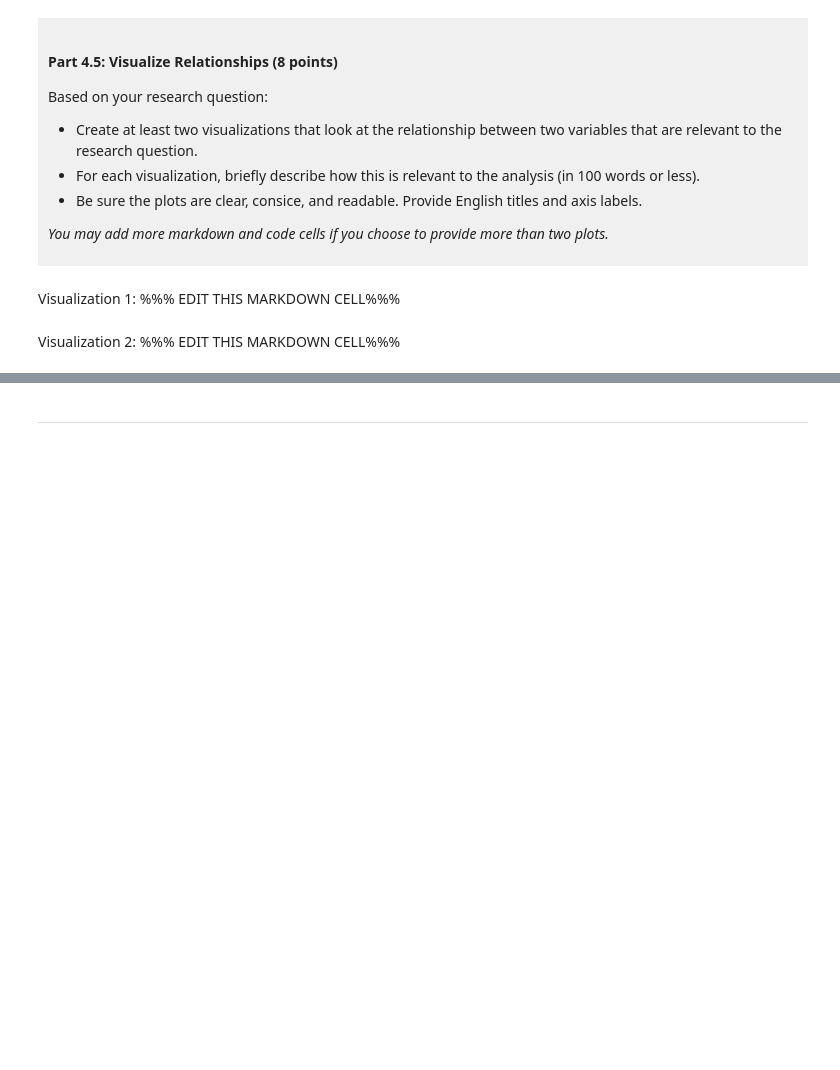
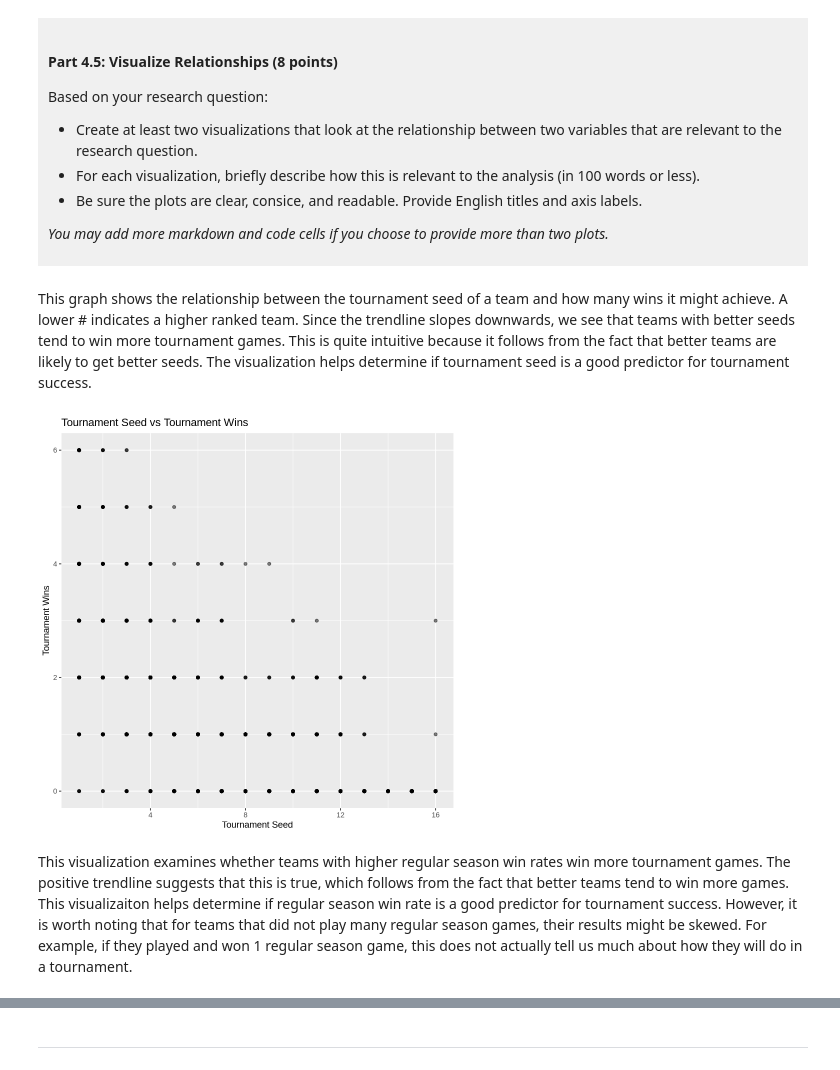
Before and after one commit to Onion21212121/DSCI100_project_AnYan, a Jupyter notebook: dsci-100-project-notebook.ipynb, the cells around one changed output, grey strips where cells are left out. Saved outputs shown, nothing was run; the diff lists cells and outputs as text; code cells hidden in the pictures; blank space fills up the shorter version.

```diff
--- a/dsci-100-project-notebook.ipynb
+++ b/dsci-100-project-notebook.ipynb
@@ -411,9 +446,17 @@ Based on your research question:
 *You may add more markdown and code cells if you choose to provide more than two plots.*
 </div>
 # %% [markdown]
-Visualization 1: %%% EDIT THIS MARKDOWN CELL%%%
+This graph shows the relationship between the tournament seed of a team and how many wins it might achieve. A lower # indicates a higher ranked team. Since the trendline slopes downwards, we see that teams with better seeds tend to win more tournament games. This is quite intuitive because it follows from the fact that better teams are likely to get better seeds. The visualization helps determine if tournament seed is a good predictor for tournament success.
 # %%
-### EDIT THIS CODE CELL FOR VISUALIZATION 1###
+plot_1 <- ggplot(march_madness, aes(x = seed, y = tourney_wins)) +
+  geom_point(alpha = 0.5) +
+  labs(
+      title = "Tournament Seed vs Tournament Wins",
+      x = "Tournament Seed",
+      y = "Tournament Wins")
+plot_1
+# %% [output]
+[figure, added]
 # %% [markdown]
-Visualization 2: %%% EDIT THIS MARKDOWN CELL%%%
+This visualization examines whether teams with higher regular season win rates win more tournament games. The positive trendline suggests that this is true, which follows from the fact that better teams tend to win more games. This visualizaiton helps determine if regular season win rate is a good predictor for tournament success. However, it is worth noting that for teams that did not play many regular season games, their results might be skewed. For example, if they played and won 1 regular season game, this does not actually tell us much about how they will do in a tournament.
 # %%
```
Also changed, not shown: parts of 6 cells of this notebook.
